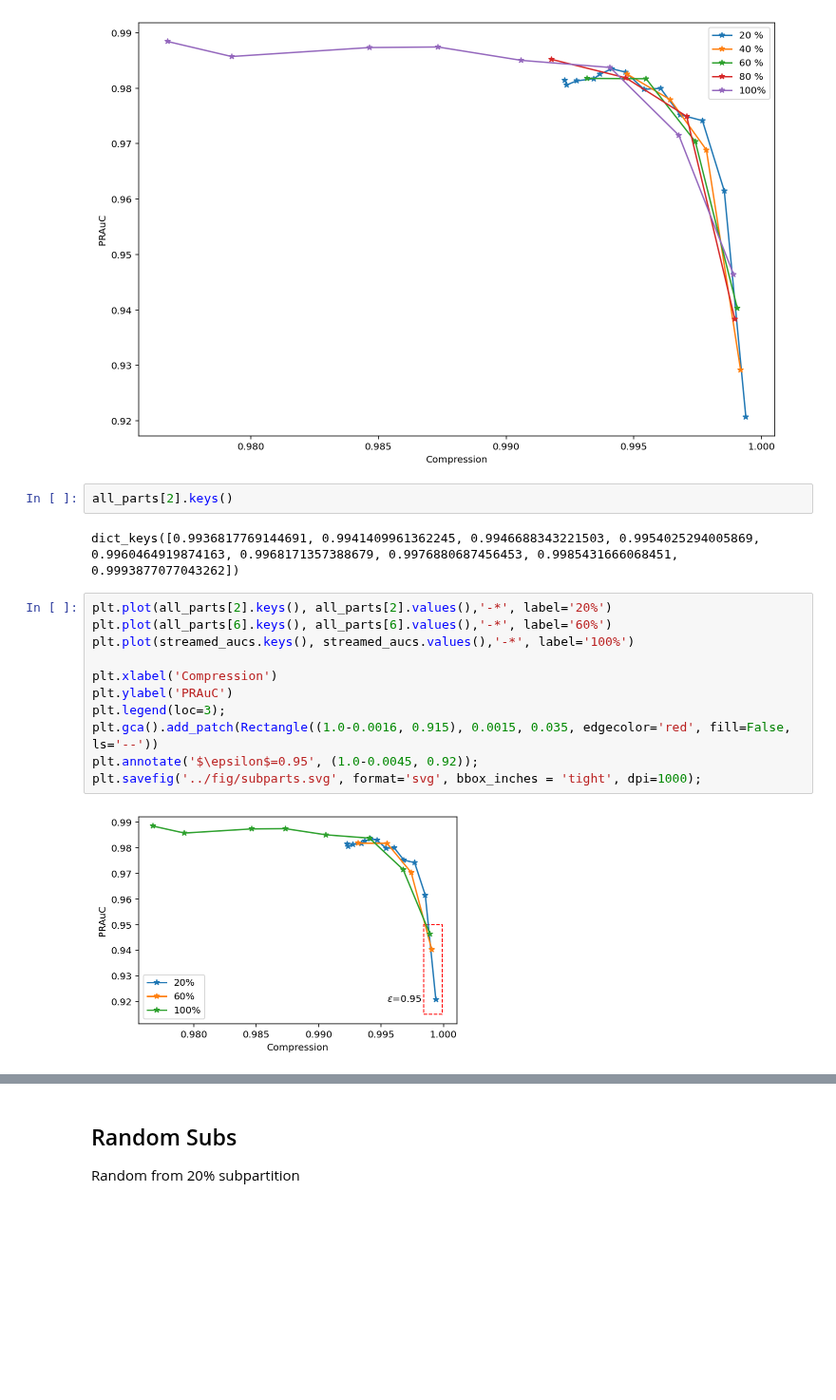
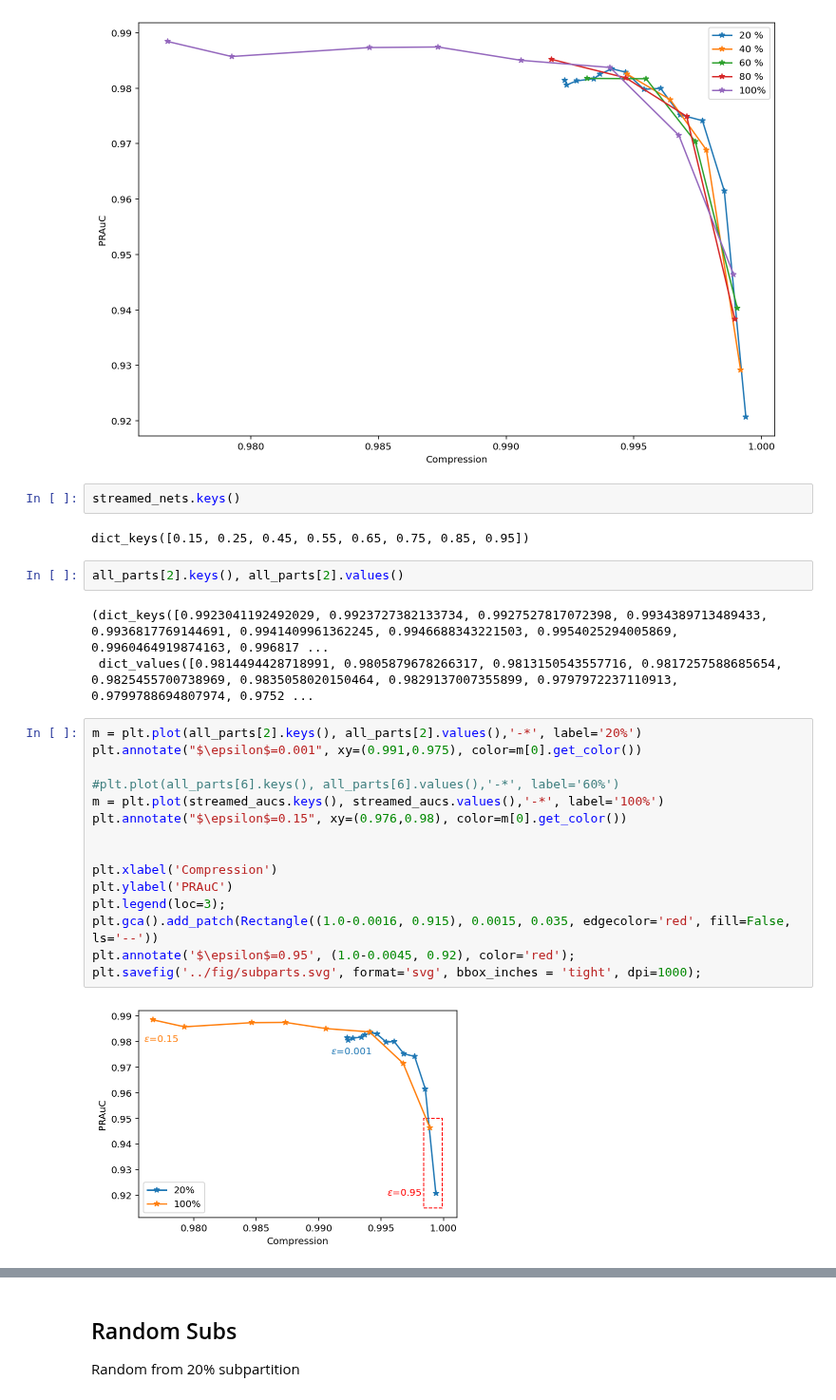
Before and after one commit to jrybicki-jsc/smms, a Jupyter notebook: graphla/cleans.ipynb, the cells around one changed output, grey strips where cells are left out. Shown at 95% size. Cells and saved outputs as stored; diff of their text form; blank space fills up the shorter version.

```diff
--- a/graphla/cleans.ipynb
+++ b/graphla/cleans.ipynb
@@ -175,20 +179,29 @@ plt.legend();
 #plt.savefig('../fig/subparts.svg', format='svg', bbox_inches = 'tight', dpi=1000);
 # %% [output]
 [figure]
+# %%
+streamed_nets.keys()
+# %% [output]
+dict_keys([0.15, 0.25, 0.45, 0.55, 0.65, 0.75, 0.85, 0.95])
 # %%
-all_parts[2].keys()
+all_parts[2].keys(), all_parts[2].values()
 # %% [output]
-dict_keys([0.9936817769144691, 0.9941409961362245, 0.9946688343221503, 0.9954025294005869, 0.9960464919874163, 0.9968171357388679, 0.9976880687456453, 0.9985431666068451, 0.9993877077043262])
+(dict_keys([0.9923041192492029, 0.9923727382133734, 0.9927527817072398, 0.9934389713489433, 0.9936817769144691, 0.9941409961362245, 0.9946688343221503, 0.9954025294005869, 0.9960464919874163, 0.996817 ...
+ dict_values([0.9814494428718991, 0.9805879678266317, 0.9813150543557716, 0.9817257588685654, 0.9825455700738969, 0.9835058020150464, 0.9829137007355899, 0.9797972237110913, 0.9799788694807974, 0.9752 ...
 # %%
-plt.plot(all_parts[2].keys(), all_parts[2].values(),'-*', label='20%')
-plt.plot(all_parts[6].keys(), all_parts[6].values(),'-*', label='60%')
-plt.plot(streamed_aucs.keys(), streamed_aucs.values(),'-*', label='100%')
+m = plt.plot(all_parts[2].keys(), all_parts[2].values(),'-*', label='20%')
+plt.annotate("$\epsilon$=0.001", xy=(0.991,0.975), color=m[0].get_color())
+
+#plt.plot(all_parts[6].keys(), all_parts[6].values(),'-*', label='60%')
+m = plt.plot(streamed_aucs.keys(), streamed_aucs.values(),'-*', label='100%')
+plt.annotate("$\epsilon$=0.15", xy=(0.976,0.98), color=m[0].get_color())
+
 
 plt.xlabel('Compression')
 plt.ylabel('PRAuC')
 plt.legend(loc=3);
 plt.gca().add_patch(Rectangle((1.0-0.0016, 0.915), 0.0015, 0.035, edgecolor='red', fill=False, ls='--'))
-plt.annotate('$\epsilon$=0.95', (1.0-0.0045, 0.92));
+plt.annotate('$\epsilon$=0.95', (1.0-0.0045, 0.92), color='red');
 plt.savefig('../fig/subparts.svg', format='svg', bbox_inches = 'tight', dpi=1000);
 # %% [output]
-[figure, old version]
+[figure, new version]
```
Also changed, not shown: parts of 22 cells of this notebook.
